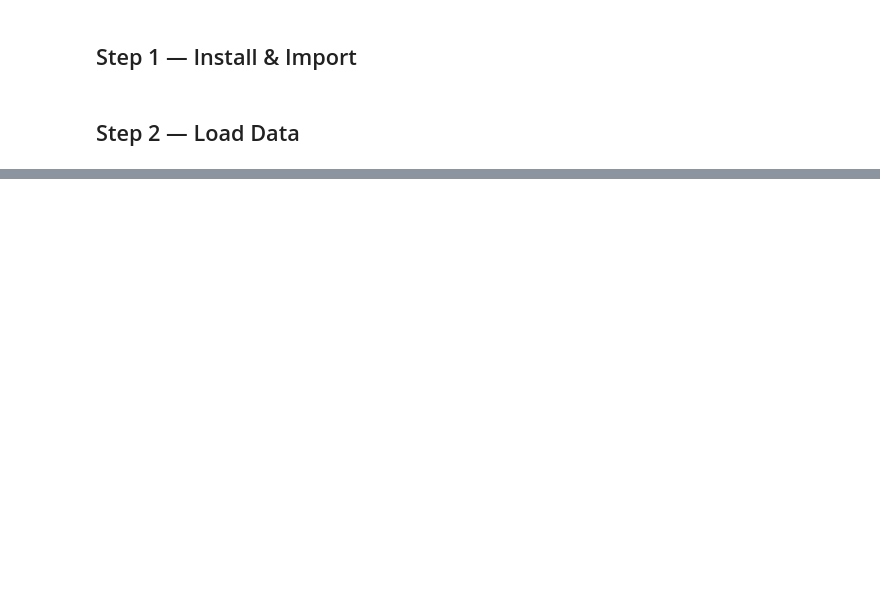
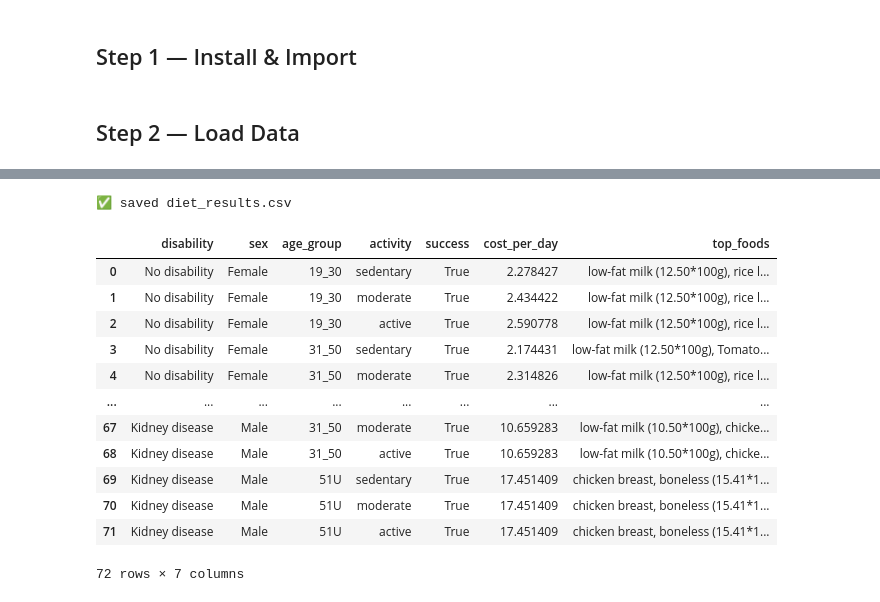
Before and after one commit to melon0420/Justus-von-Liebig, a Jupyter notebook: Code Review.ipynb, the cells around one changed output, grey strips where cells are left out. Drawn from its saved outputs; the diff is of its cells as text; code cells hidden in the pictures; blank space fills up the shorter version.

```diff
--- a/Code Review.ipynb
+++ b/Code Review.ipynb
@@ -22,0 +820,70 @@ FileNotFoundError: [Errno 2] No such file or directory: 'foods_with_fcd_id.csv'
+# %%
+import pandas as pd
+import numpy as np
+
+disabilities = ["No disability", "Diabetes", "Celiac", "Kidney disease"]
+sexes = ["Female", "Male"]
+ages = ["19_30", "31_50", "51U"]
+activities = {"sedentary": 1.0, "moderate": 1.15, "active": 1.30}
+
+rows = []
+food_rows = []
+
+for dis in disabilities:
+    for sex in sexes:
+        for age in ages:
+            for act_name, mult in activities.items():
+                r = solve_min_cost_diet(dis, sex, age, mult)
+
+                rows.append({
+                    "disability": dis,
+                    "sex": sex,
+                    "age_group": age,
+                    "activity": act_name,
+                    "success": r["success"],
+                    "cost_per_day": r.get("cost_per_day", np.nan),
+                    "top_foods": (
+                        ", ".join(
+                            [f"{k} ({v:.2f}*100g)" for k, v in r.get("foods_used", pd.Series(dtype=float)).head(5).items()]
+                        )
+                        if r.get("success")
+                        else r.get("message", "")
+                    )
+                })
+
+                if r.get("success"):
+                    for food, amt in r["foods_used"].items():
+                        food_rows.append({
+                            "disability": dis,
+                            "sex": sex,
+                            "age_group": age,
+                            "activity": act_name,
+                            "food": food,
+                            "units_of_100g": amt,
+                            "grams_per_day": amt * 100
+                        })
+
+results = pd.DataFrame(rows)
+food_details = pd.DataFrame(food_rows)
+
+results.to_csv("diet_results.csv", index=False)
+food_details.to_csv("diet_food_details.csv", index=False)
+
+print("✅ saved diet_results.csv")
+
+results
+# %% [output]
+✅ saved diet_results.csv
+|  | disability | sex | age_group | activity | success | cost_per_day | top_foods |
+| 0 | No disability | Female | 19_30 | sedentary | True | 2.278427 | low-fat milk (12.50*100g), rice l... |
+| 1 | No disability | Female | 19_30 | moderate | True | 2.434422 | low-fat milk (12.50*100g), rice l... |
+| 2 | No disability | Female | 19_30 | active | True | 2.590778 | low-fat milk (12.50*100g), rice l... |
+| 3 | No disability | Female | 31_50 | sedentary | True | 2.174431 | low-fat milk (12.50*100g), Tomato... |
+| 4 | No disability | Female | 31_50 | moderate | True | 2.314826 | low-fat milk (12.50*100g), rice l... |
+| ... | ... | ... | ... | ... | ... | ... | ... |
+| 67 | Kidney disease | Male | 31_50 | moderate | True | 10.659283 | low-fat milk (10.50*100g), chicke... |
+| 68 | Kidney disease | Male | 31_50 | active | True | 10.659283 | low-fat milk (10.50*100g), chicke... |
+| 69 | Kidney disease | Male | 51U | sedentary | True | 17.451409 | chicken breast, boneless (15.41*1... |
+| 70 | Kidney disease | Male | 51U | moderate | True | 17.451409 | chicken breast, boneless (15.41*1... |
+| 71 | Kidney disease | Male | 51U | active | True | 17.451409 | chicken breast, boneless (15.41*1... |
+72 rows × 7 columns
```
Also changed, not shown: parts of 26 cells of this notebook, 2 other files.
